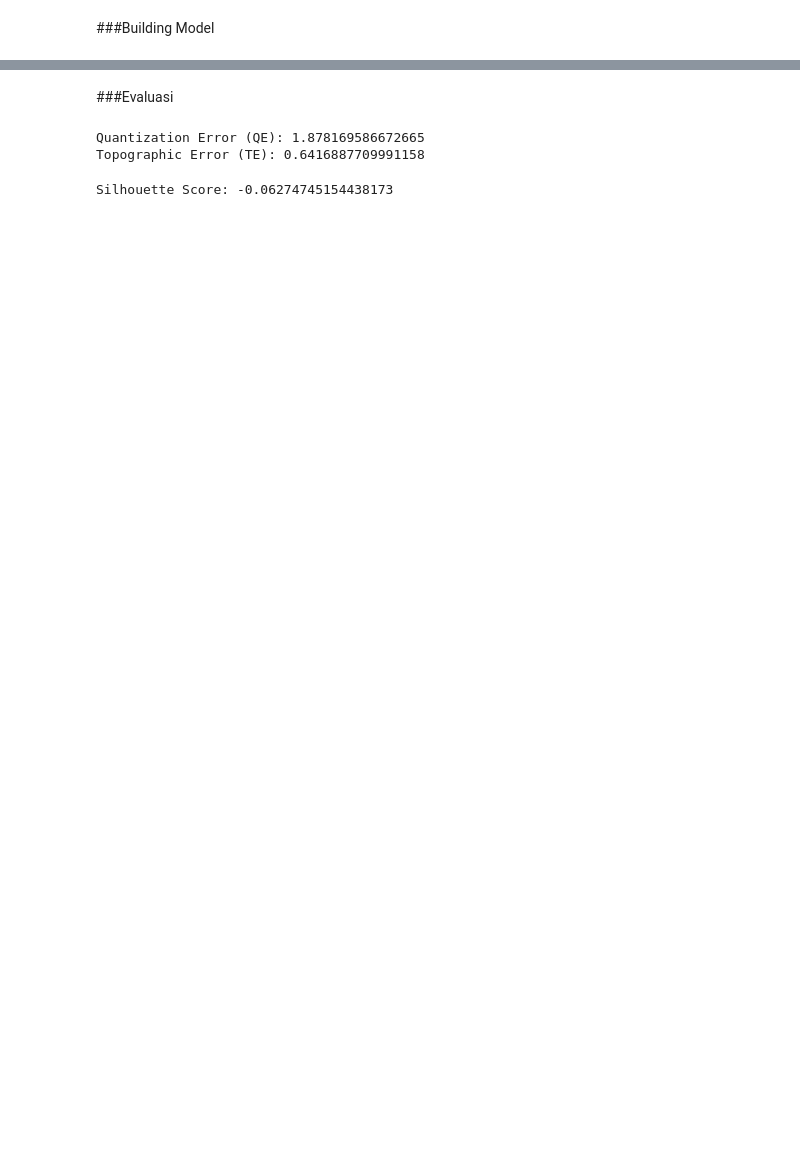
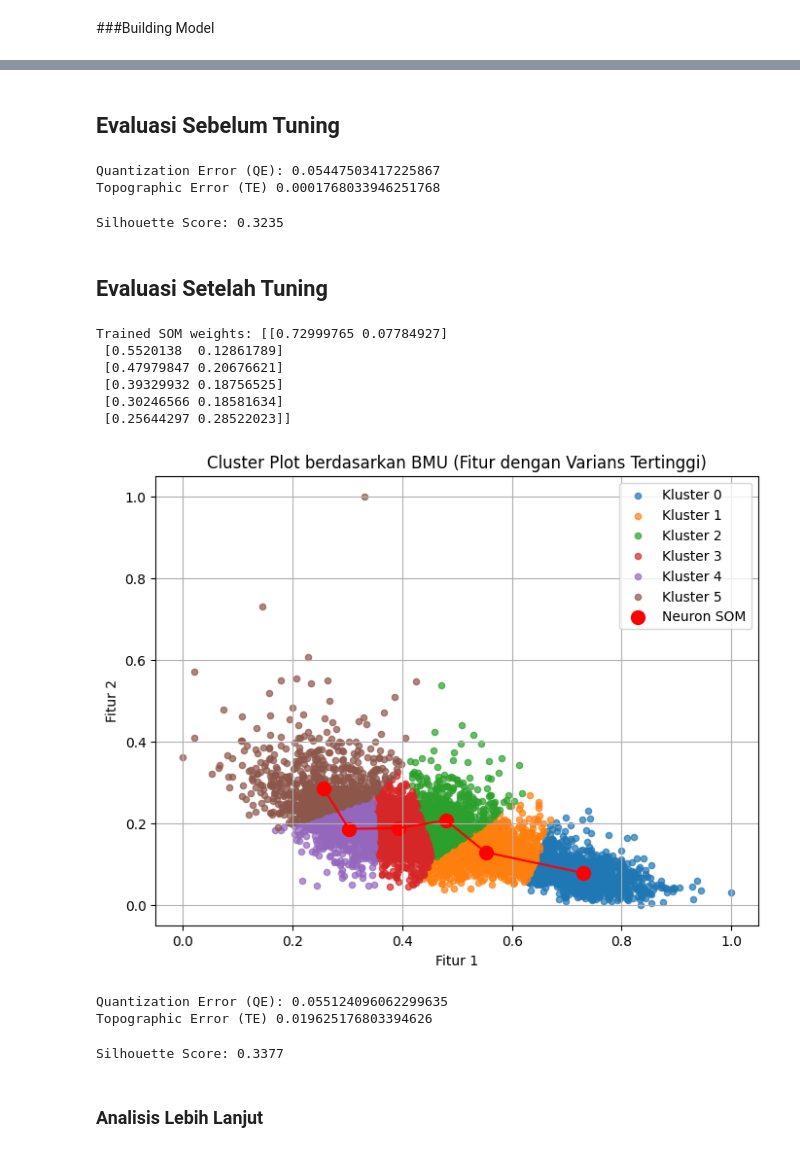
Before and after one commit to salmafthn/Linear-SOM-for-Color-Feature-Datasets, a Jupyter notebook: Normal.ipynb, the cells around one changed output, grey strips where cells are left out. Cells and saved outputs as stored; diff of their text form; code cells hidden in the pictures; blank space fills up the shorter version.

```diff
--- a/Normal.ipynb
+++ b/Normal.ipynb
@@ -143,18 +141,13 @@ Trained SOM weights: [[ 0.02504595  0.71419404  0.77754771  0.79564797  0.182556
 # %% [markdown]
-###Evaluasi
+## Evaluasi Sebelum Tuning
 # %%
-# Menghitung QE dan TE menggunakan numpy array (X_train_np)
-qe = som_normal.quantization_error(X_train_np)
-te = som_normal.topographic_error(X_train_np)
+def qete(som, data):
+    qe = som.quantization_error(data)
+    te = som.topographic_error(data)
 
-print("Quantization Error (QE):", qe)
-print("Topographic Error (TE):", te)
+    return print("Quantization Error (QE):", qe, "\nTopographic Error (TE)", te)
-# %% [output]
-Quantization Error (QE): 1.878169586672665
-Topographic Error (TE): 0.6416887709991158
-# %%
-
-silhouette_avg = silhouette_score(X_train, y_train.values)  # Gunakan y_train untuk mencocokkan data pada X_pca
-print("Silhouette Score:", silhouette_avg)
-# %% [output]
-Silhouette Score: -0.06274745154438173
+# %%
+qete(som_normal, X_train_np)
+# %% [output]
+Quantization Error (QE): 0.05447503417225867
+Topographic Error (TE) 0.0001768033946251768
@@ -160,0 +162,44 @@ Silhouette Score: -0.06274745154438173
+# %%
+silhouette(som_normal,X_train_np)
+# %% [output]
+Silhouette Score: 0.3235
+# %% [markdown]
+## Evaluasi Setelah Tuning
+# %%
+X_train_optuna = X_train.values
+
+m = 6
+fitur = X_train_optuna.shape[1]
+R = 4.233316945750336
+alpha0 = 0.22571970085686788
+tau = 295
+n_iterations = 1154
+
+som_optuna = SOMlinier(m=m, fitur=fitur, R=R, alpha=alpha0, tau=tau)
+
+som_optuna.train(X_train_optuna, n_iterations)
+
+weights_optuna = som_optuna.w
+print("Trained SOM weights:", weights_optuna)
+# %% [output]
+Trained SOM weights: [[0.72999765 0.07784927]
+ [0.5520138  0.12861789]
+ [0.47979847 0.20676621]
+ [0.39329932 0.18756525]
+ [0.30246566 0.18581634]
+ [0.25644297 0.28522023]]
+# %%
+plot_cluster(som_optuna, X_train_optuna)
+# %% [output]
+[figure, added]
+# %%
+qete(som_optuna,X_train_optuna)
+# %% [output]
+Quantization Error (QE): 0.055124096062299635
+Topographic Error (TE) 0.019625176803394626
+# %%
+silhouette(som_optuna,X_train_optuna)
+# %% [output]
+Silhouette Score: 0.3377
+# %% [markdown]
+### Analisis Lebih Lanjut
```
Also changed, not shown: parts of 21 cells of this notebook, 7 other files.
